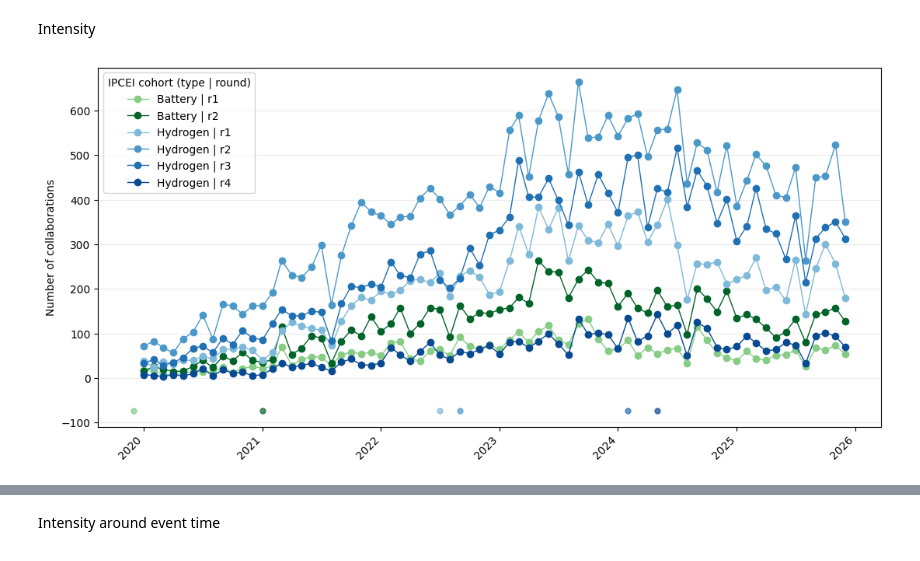
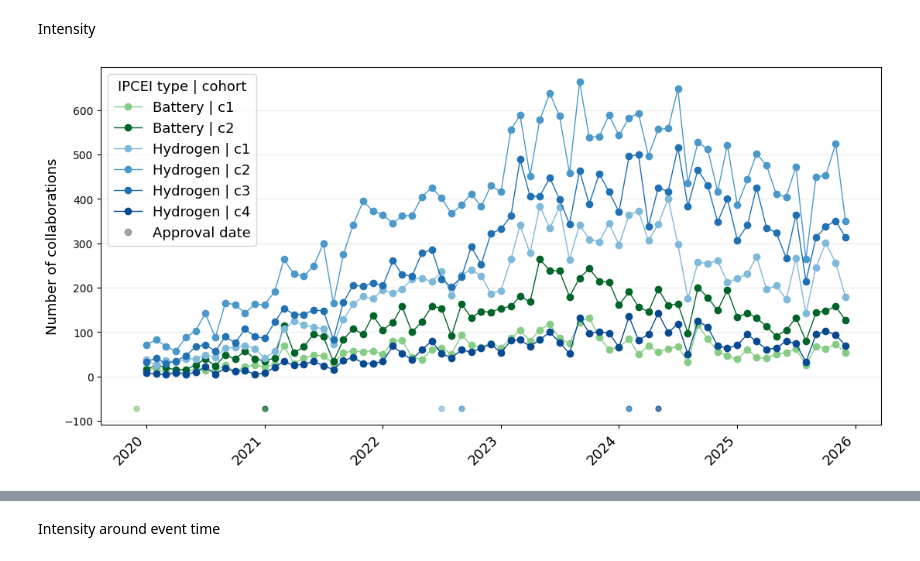
Before and after one commit to clarakraemer/IPCEI-Collaboration, a Jupyter notebook: notebooks/02-ck-visualisation-descriptives-raw.ipynb, the cells around one changed output, grey strips where cells are left out. Cells and saved outputs as stored; diff of their text form; code cells hidden in the pictures.

```diff
--- a/notebooks/02-ck-visualisation-descriptives-raw.ipynb
+++ b/notebooks/02-ck-visualisation-descriptives-raw.ipynb
@@ -13,3 +14,6 @@ import matplotlib.pyplot as plt
+# %%
+plt.style.use("default")
+mpl.rcParams.update(mpl.rcParamsDefault)
 # %% [markdown]
 Load paths and data
 # %%
@@ -662,7 +609,7 @@ ev = ev.dropna(subset=[
 ev["event_month"] = to_month(ev["ipcei_post_date"])
 ev["cohort"] = (
     ev["ipcei_type"].astype("string").str.strip()
-    + " | r"
+    + " | c"
     + ev["ipcei_round"].astype("string").str.strip()
 )
 
@@ -764,39 +711,59 @@ for c in cohorts:
     if len(sub) == 0:
         continue
     ax.scatter(
         sub["event_month"],
         [rug_y] * len(sub),
         s=25,
         alpha=0.7,
         color=color_map.get(c),
     )
 
 ax.set_ylim(rug_y - 0.05 * (ymax - ymin), ymax)
 
 #ax.set_xlabel("Year")
-ax.set_ylabel("Number of collaborations")
+ax.set_ylabel("Number of collaborations", fontsize=13)
 style_ax(ax)
-plt.xticks(rotation=45, ha="right")
+plt.xticks(rotation=45, ha="right", fontsize=13)
+
+# Build legend handles: cohort lines + one generic rug entry
+from matplotlib.lines import Line2D
+handles, labels = ax.get_legend_handles_labels()
+rug_handle = Line2D(
+    [0], [0],
+    marker="o",
+    linestyle="None",
+    color="grey",
+    markersize=6,
+    alpha=0.7,
+    label="Approval date",
+)
+
+handles = handles + [rug_handle]
+labels = labels + ["Approval date"]
 
 # legend cap
 MAX_LEGEND = 12
-handles, labels = ax.get_legend_handles_labels()
-if len(labels) > MAX_LEGEND:
+if len(labels) > MAX_LEGEND + 1:  # +1 for the rug entry
     ax.legend(
-        handles[:MAX_LEGEND],
-        labels[:MAX_LEGEND] + [f"+{len(labels) - MAX_LEGEND} more"],
-        title="Cohort (type | round)",
+        handles[:MAX_LEGEND] + [handles[-1]],
+        labels[:MAX_LEGEND] + [f"+{len(labels) - MAX_LEGEND - 1} more"] + [labels[-1]],
+        title="IPCEI type | cohort",
         loc="upper left",
+        fontsize=13,
+        title_fontsize=13,
         frameon=True,
     )
 else:
     ax.legend(
-        title="IPCEI cohort (type | round)",
+        handles, labels,
+        title="IPCEI type | cohort",
         loc="upper left",
+        fontsize=13,
+        title_fontsize=13,
         frameon=True,
     )
 
 save_fig(fig, "descriptives_raw", "collaborations_ipcei_intensity_lineplot")
 plt.show()
 # %% [output]
-[figure, old version]
+[figure, new version]
```
Also changed, not shown: parts of 22 cells of this notebook, 8 other files.
